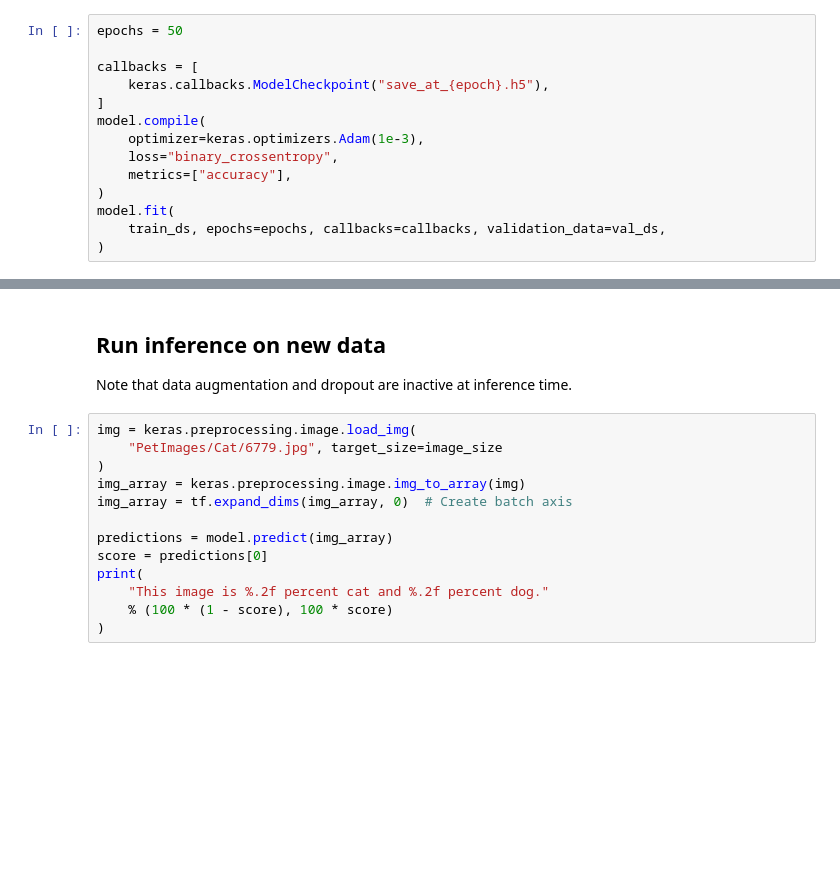
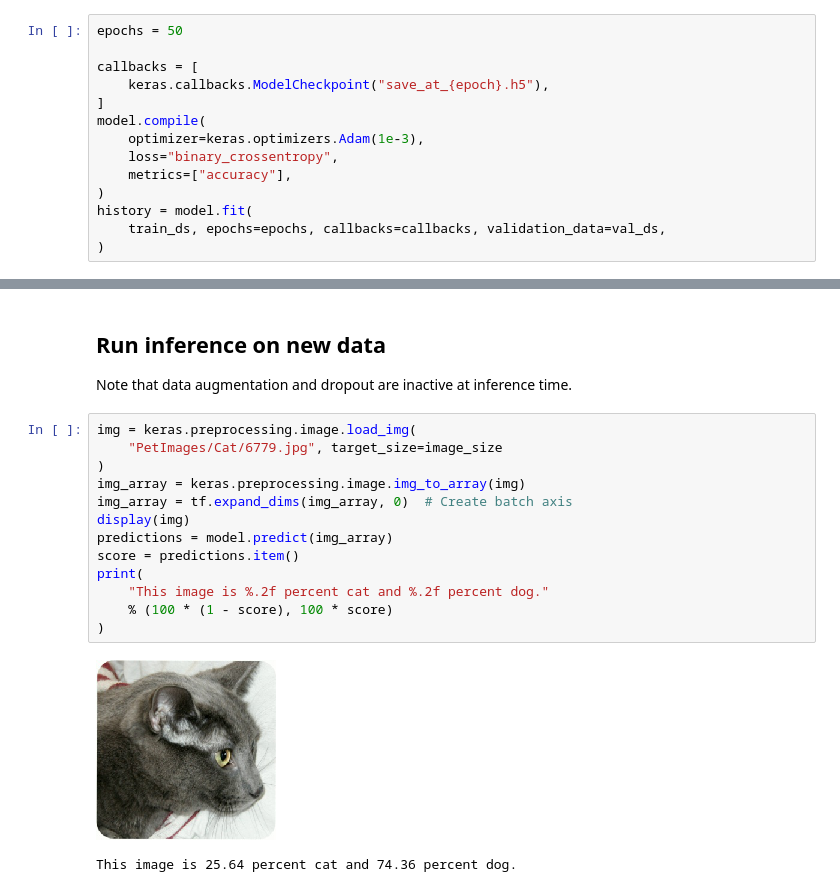
Before and after one commit to KorwinBieniek/kaggle_projects, a Jupyter notebook: notebooks/dogs_cats_classification/image_classification_from_scratch.ipynb, the cells around one changed output, grey strips where cells are left out. Drawn from its saved outputs; the diff is of its cells as text; blank space fills up the shorter version.

```diff
--- a/notebooks/dogs_cats_classification/image_classification_from_scratch.ipynb
+++ b/notebooks/dogs_cats_classification/image_classification_from_scratch.ipynb
@@ -304,6 +306,6 @@ model.compile(
     loss="binary_crossentropy",
     metrics=["accuracy"],
 )
-model.fit(
+history = model.fit(
     train_ds, epochs=epochs, callbacks=callbacks, validation_data=val_ds,
 )
@@ -316,13 +330,16 @@ Note that data augmentation and dropout are inactive at inference time.
 # %%
 img = keras.preprocessing.image.load_img(
     "PetImages/Cat/6779.jpg", target_size=image_size
 )
 img_array = keras.preprocessing.image.img_to_array(img)
 img_array = tf.expand_dims(img_array, 0)  # Create batch axis
-
+display(img)
 predictions = model.predict(img_array)
-score = predictions[0]
+score = predictions.item()
 print(
     "This image is %.2f percent cat and %.2f percent dog."
     % (100 * (1 - score), 100 * score)
 )
+# %% [output]
+[figure, added]
+This image is 25.64 percent cat and 74.36 percent dog.
```
Also changed, not shown: parts of 4 cells of this notebook.
